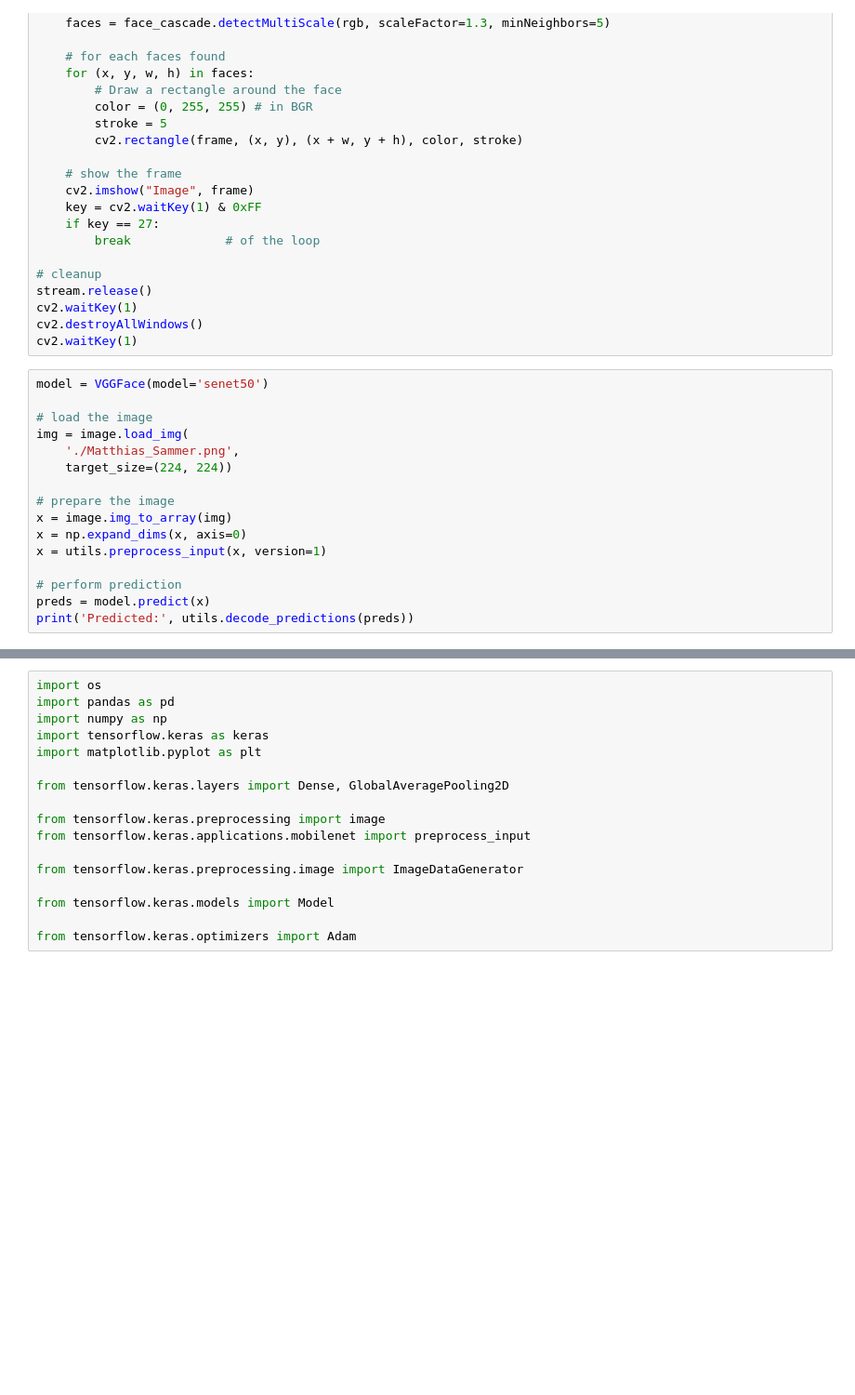
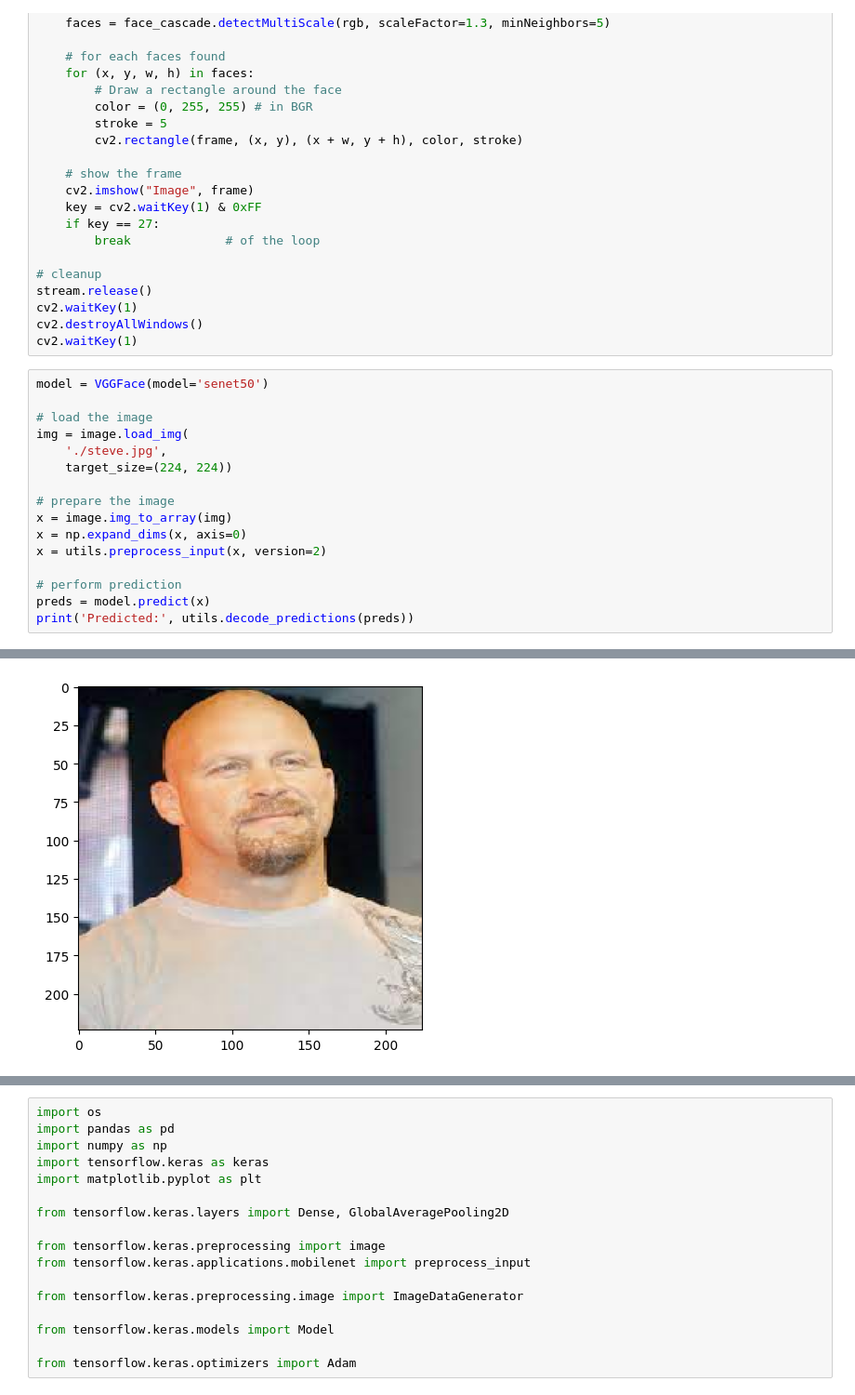
Before and after one commit to ElBarBary01/FaceRecognition, a Jupyter notebook: VGGface.ipynb, the cells around one changed output, grey strips where cells are left out. Shown at 93% size. Drawn from its saved outputs; the diff is of its cells as text; blank space fills up the shorter version.

```diff
--- a/VGGface.ipynb
+++ b/VGGface.ipynb
@@ -89,14 +87,15 @@ model = VGGFace(model='senet50')
 
 # load the image
 img = image.load_img(
-    './Matthias_Sammer.png',
+    './steve.jpg',
     target_size=(224, 224))
 
 # prepare the image
 x = image.img_to_array(img)
 x = np.expand_dims(x, axis=0)
-x = utils.preprocess_input(x, version=1)
+x = utils.preprocess_input(x, version=2)
 
 # perform prediction
 preds = model.predict(x)
 print('Predicted:', utils.decode_predictions(preds))
+# %% [output]
@@ -103 +104,2 @@ print('Predicted:', utils.decode_predictions(preds))
+[figure, added]
 # %%
```
Also changed, not shown: parts of 14 cells of this notebook.
